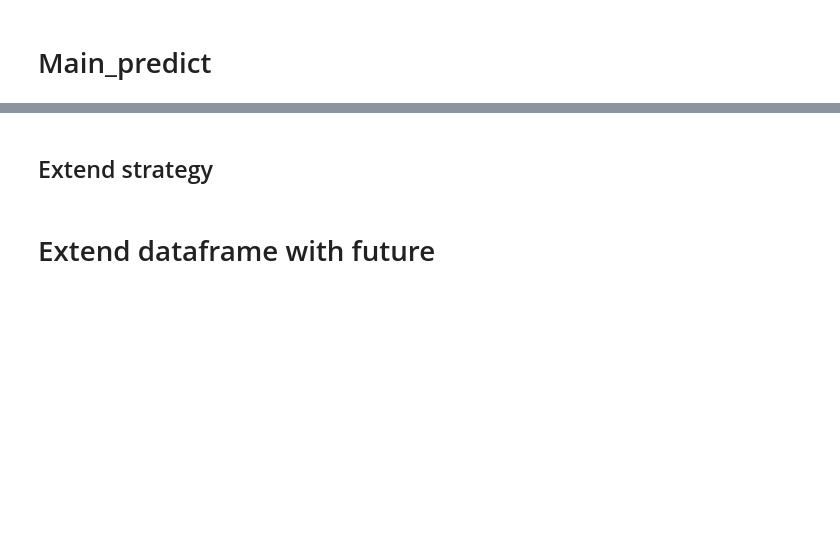
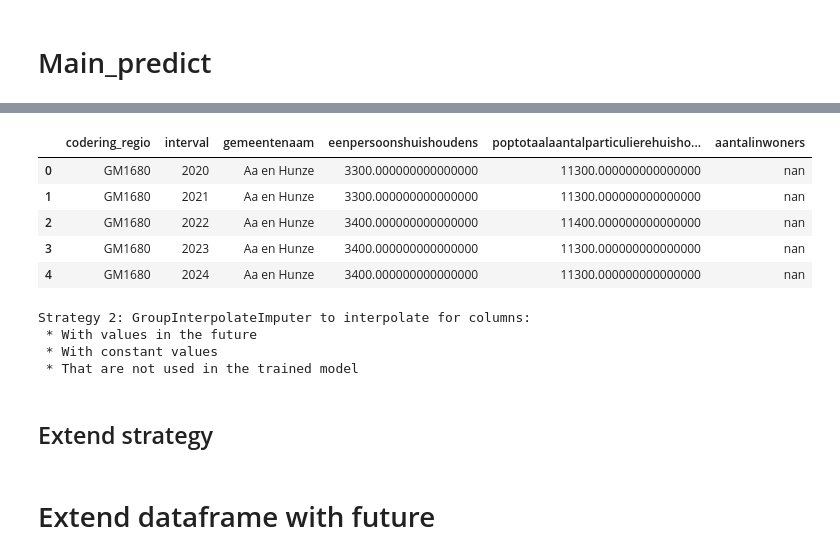
Before and after one commit to YoYo1971/WMO_JADS, a Jupyter notebook: notebooks/Develop_predict.ipynb, the cells around one changed output, grey strips where cells are left out. Drawn from its saved outputs; the diff is of its cells as text; code cells hidden in the pictures; blank space fills up the shorter version.

```diff
--- a/notebooks/Develop_predict.ipynb
+++ b/notebooks/Develop_predict.ipynb
@@ -86,0 +102,9 @@ y_preds
+# %%
+df.head()
+# %% [output]
+|  | codering_regio | interval | gemeentenaam | eenpersoonshuishoudens | poptotaalaantalparticulierehuisho... | aantalinwoners |
+| 0 | GM1680 | 2020 | Aa en Hunze | 3300.000000000000000 | 11300.000000000000000 | nan |
+| 1 | GM1680 | 2021 | Aa en Hunze | 3300.000000000000000 | 11300.000000000000000 | nan |
+| 2 | GM1680 | 2022 | Aa en Hunze | 3400.000000000000000 | 11400.000000000000000 | nan |
+| 3 | GM1680 | 2023 | Aa en Hunze | 3400.000000000000000 | 11300.000000000000000 | nan |
+| 4 | GM1680 | 2024 | Aa en Hunze | 3400.000000000000000 | 11300.000000000000000 | nan |
@@ -86,0 +113,8 @@ y_preds
+# %%
+print("Strategy 2: GroupInterpolateImputer to interpolate for columns:\n", "* With values in the future \n",
+          "* With constant values \n", "* That are not used in the trained model")
+# %% [output]
+Strategy 2: GroupInterpolateImputer to interpolate for columns:
+ * With values in the future
+ * With constant values
+ * That are not used in the trained model
```
Also changed, not shown: parts of 23 cells of this notebook, 39 other files.
